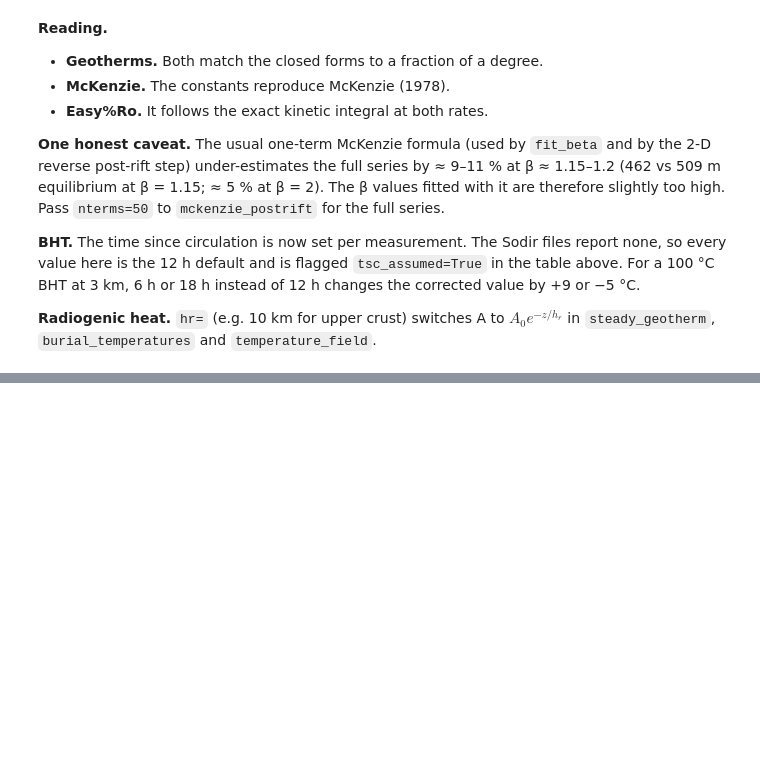
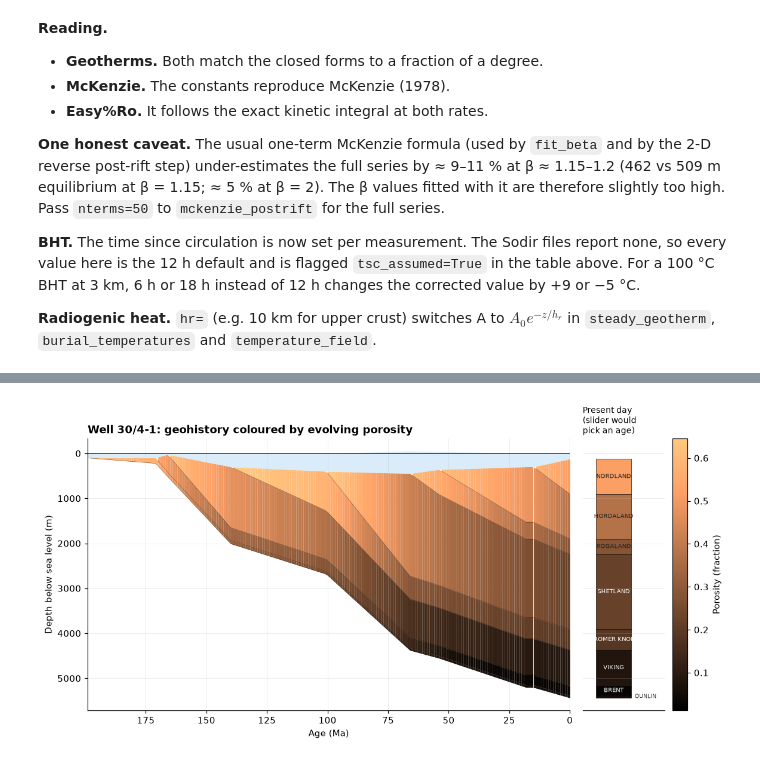
Before and after one commit to GeoLarryLai/pyBasinSubs, a Jupyter notebook: notebooks/pyBasinSubs_6_north_sea_thermal.ipynb, the cells around one changed output, grey strips where cells are left out. Drawn from its saved outputs; the diff is of its cells as text; code cells hidden in the pictures; blank space fills up the shorter version.

```diff
--- a/notebooks/pyBasinSubs_6_north_sea_thermal.ipynb
+++ b/notebooks/pyBasinSubs_6_north_sea_thermal.ipynb
@@ -443,0 +507,32 @@ saved image/nb6_thermal_benchmarks.png
+# %%
+from pathlib import Path
+import matplotlib.pyplot as plt
+from IPython.display import display
+from pybasinsubs.column import from_sodir
+from pybasinsubs.backstrip import backstrip
+from pybasinsubs import diagenesis as dg
+from pybasinsubs.property_plots import (
+    plot_geohistory_porosity, plot_porosity_depth_paths,
+    plot_property_timeseries, plot_porosity_partition, plot_calibration_layout,
+    plot_property_logs, property_log_limits, property_log_frame_ages,
+    save_property_logs_animation, PROPERTY_CMAPS,
+)
+
+FIGDIR = Path(IMG)
+FIGDIR.mkdir(parents=True, exist_ok=True)
+
+if "R" in globals() and "30/4-1" in R:
+    res_dia = R["30/4-1"]
+else:
+    res_dia = backstrip(from_sodir("30/4-1", "viking_graben"), n=200, seed=0)
+
+q_dia = dg.heat_flow_from_column_bht(res_dia)
+print(f"Heat flow from corrected BHT: {q_dia*1e3:.1f} mW m⁻²")
+prop = dg.evolve_properties(res_dia, heat_flow=q_dia, n_mc=80, seed=0, dt_Myr=1.0)
+print(f"Monte Carlo draws: {prop.n_mc}  (p50 is the deterministic mean-prior run)")
+print("Units:", ", ".join(prop.present.unit.tolist()))
+print("Long table rows:", len(prop.table), "columns:", list(prop.table.columns))
+limits = property_log_limits(prop)
+print("Fixed log limits:", {k: (round(v[0], 4) if isinstance(v[0], float) else v[0],
+                                round(v[1], 4) if isinstance(v[1], float) else v[1])
+                           for k, v in limits.items()})
@@ -443,0 +561,5 @@ saved image/nb6_thermal_benchmarks.png
+# %%
+fig = plot_geohistory_porosity(prop, title="Well 30/4-1: geohistory coloured by evolving porosity")
+display(fig); plt.close(fig)
+# %% [output]
+[figure, added]
```
Also changed, not shown: parts of 28 cells of this notebook, 44 other files.
